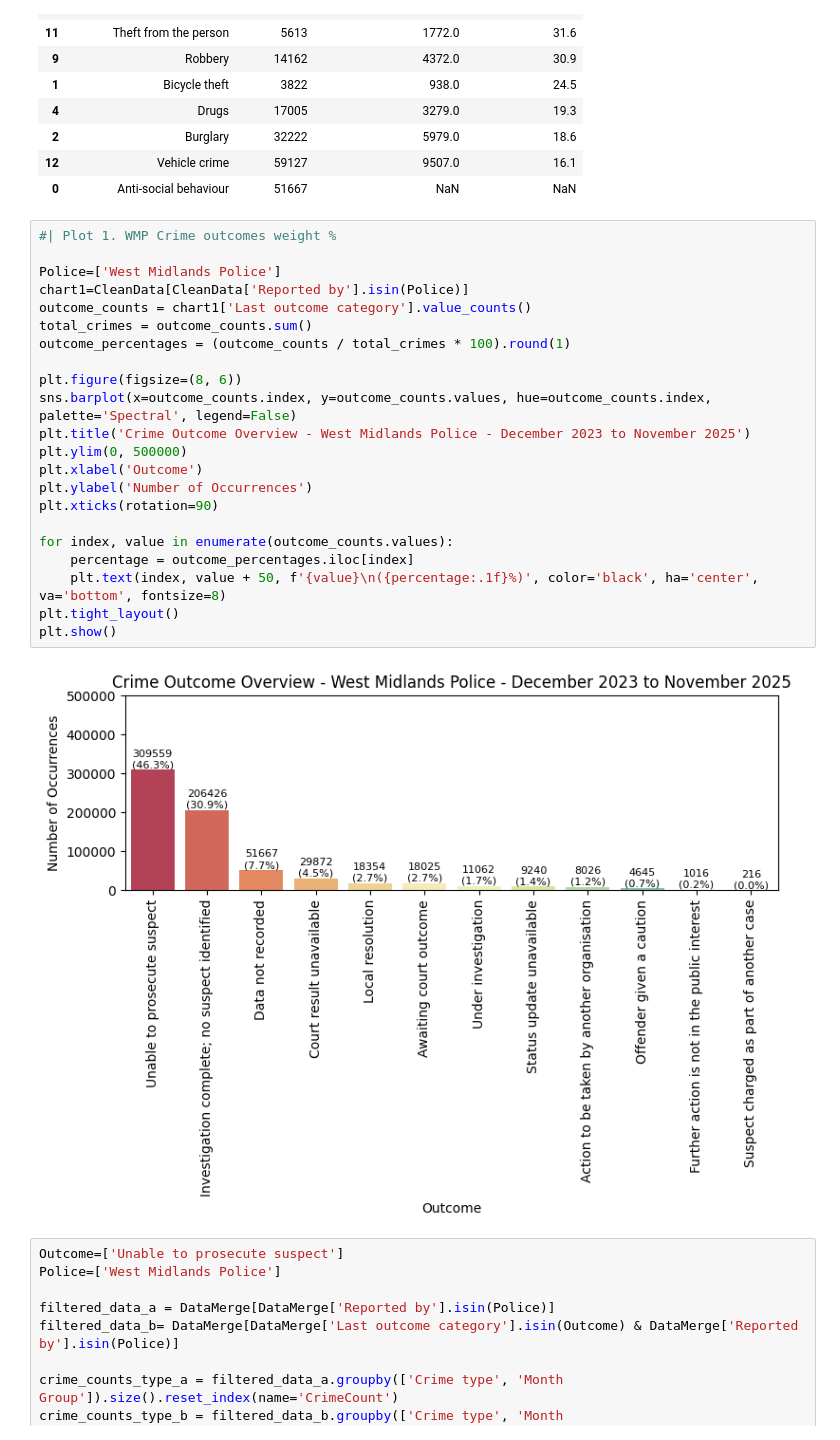
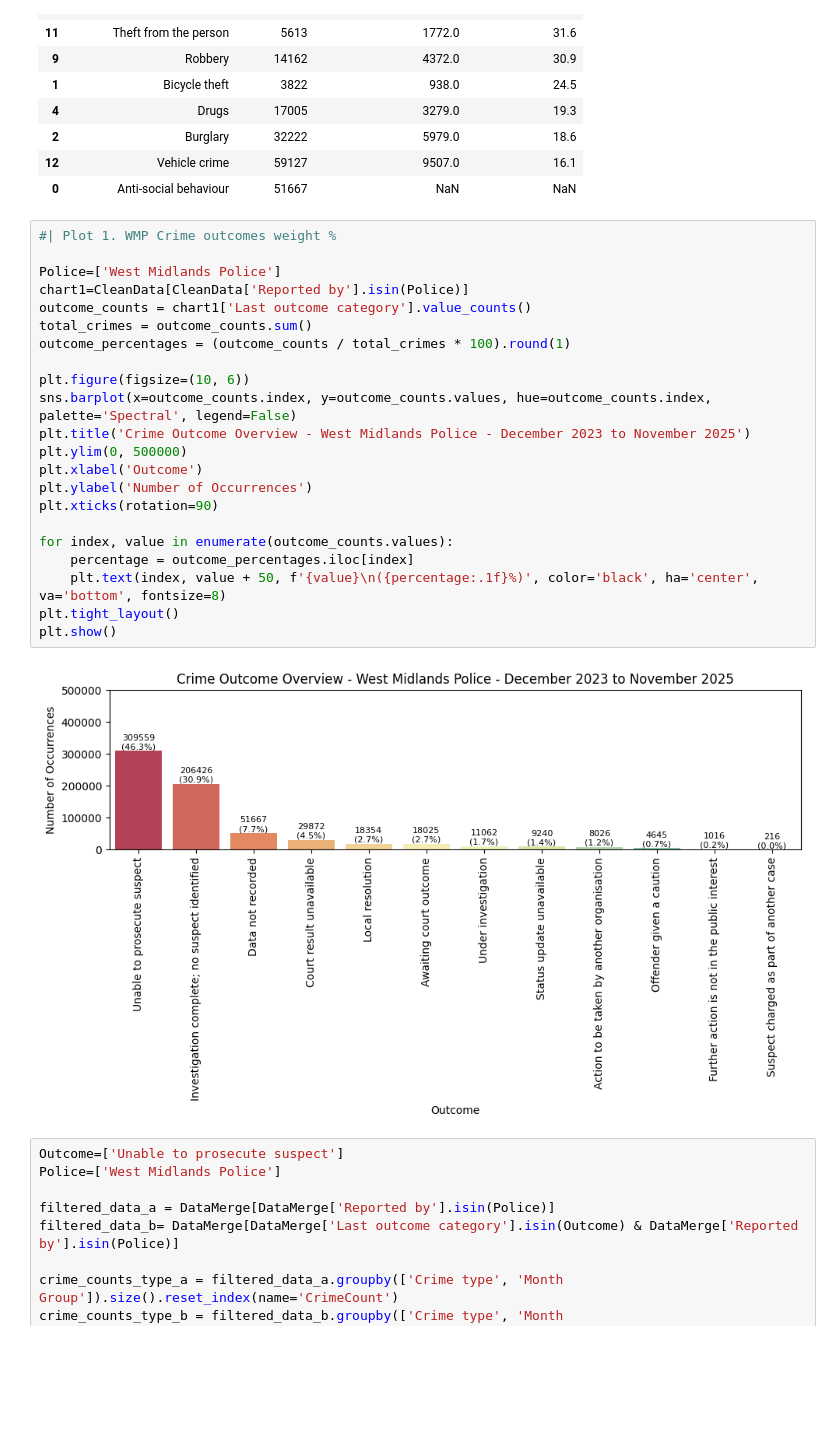
Before and after one commit to zhangwiki86-soton/L7---Data-Analysis-and-Visualisation, a Jupyter notebook: main_analysis.ipynb, the cells around one changed output. Saved outputs shown, nothing was run; the diff lists cells and outputs as text; blank space fills up the shorter version.

```diff
--- a/main_analysis.ipynb
+++ b/main_analysis.ipynb
@@ -604,27 +604,27 @@ unproscuted_rate.sort_values(by=["unproscuted_rate%"],ascending=False)
 # %%
 #| Plot 1. WMP Crime outcomes weight %
 
 Police=['West Midlands Police']
 chart1=CleanData[CleanData['Reported by'].isin(Police)]
 outcome_counts = chart1['Last outcome category'].value_counts()
 total_crimes = outcome_counts.sum()
 outcome_percentages = (outcome_counts / total_crimes * 100).round(1)
 
-plt.figure(figsize=(8, 6))
+plt.figure(figsize=(10, 6))
 sns.barplot(x=outcome_counts.index, y=outcome_counts.values, hue=outcome_counts.index, palette='Spectral', legend=False)
 plt.title('Crime Outcome Overview - West Midlands Police - December 2023 to November 2025')
 plt.ylim(0, 500000)
 plt.xlabel('Outcome')
 plt.ylabel('Number of Occurrences')
 plt.xticks(rotation=90)
 
 for index, value in enumerate(outcome_counts.values):
     percentage = outcome_percentages.iloc[index]
     plt.text(index, value + 50, f'{value}\n({percentage:.1f}%)', color='black', ha='center', va='bottom', fontsize=8)
 plt.tight_layout()
 plt.show()
 # %% [output]
-[figure, old version]
+[figure, new version]
 # %%
 Outcome=['Unable to prosecute suspect']
 Police=['West Midlands Police']
```
